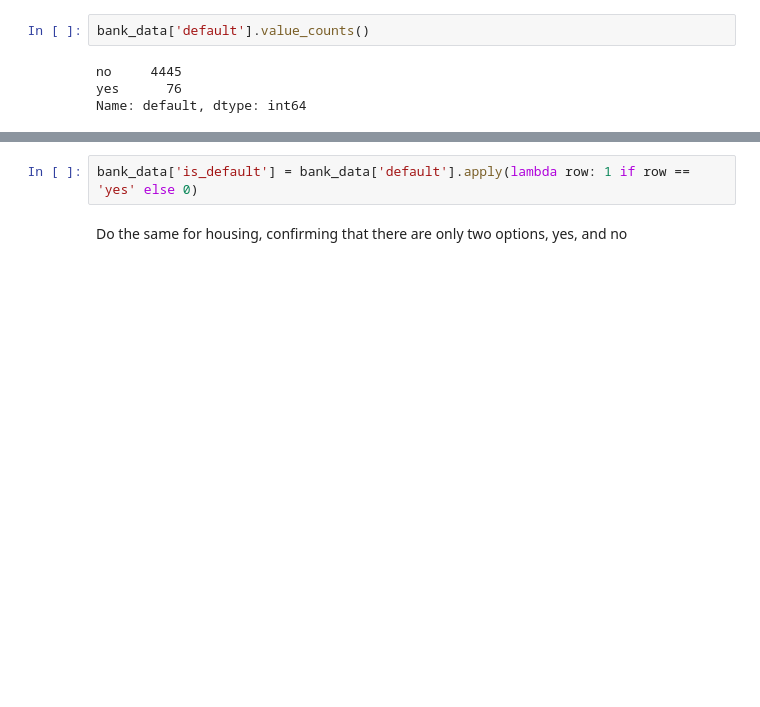
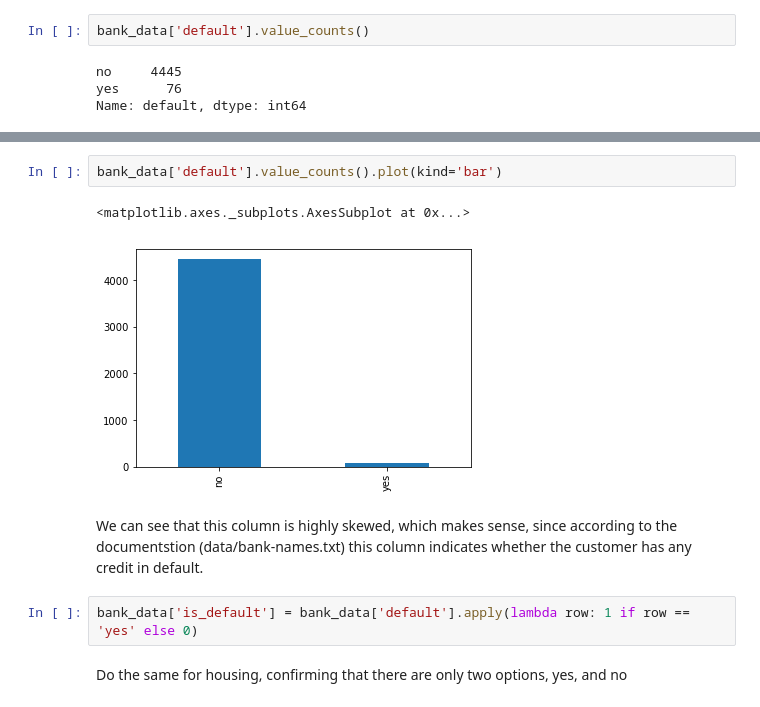
Before and after one commit to TrainingByPackt/Applied-Deep-Learning-with-Keras, a Jupyter notebook: Chapter 1/Activity 2.ipynb, the cells around one changed output, grey strips where cells are left out. Saved outputs shown, nothing was run; the diff lists cells and outputs as text; blank space fills up the shorter version.

```diff
--- a/Chapter 1/Activity 2.ipynb
+++ b/Chapter 1/Activity 2.ipynb
@@ -62,3 +95,10 @@ We can see that this column is highly skewed
+# %%
+bank_data['default'].value_counts().plot(kind='bar')
+# %% [output]
+<matplotlib.axes._subplots.AxesSubplot at 0x...>
+[figure, added]
+# %% [markdown]
+We can see that this column is highly skewed, which makes sense, since according to the documentstion (data/bank-names.txt) this column indicates whether the customer has any credit in default.
 # %%
 bank_data['is_default'] = bank_data['default'].apply(lambda row: 1 if row == 'yes' else 0)
 # %% [markdown]
```
Also changed, not shown: parts of 35 cells of this notebook.
